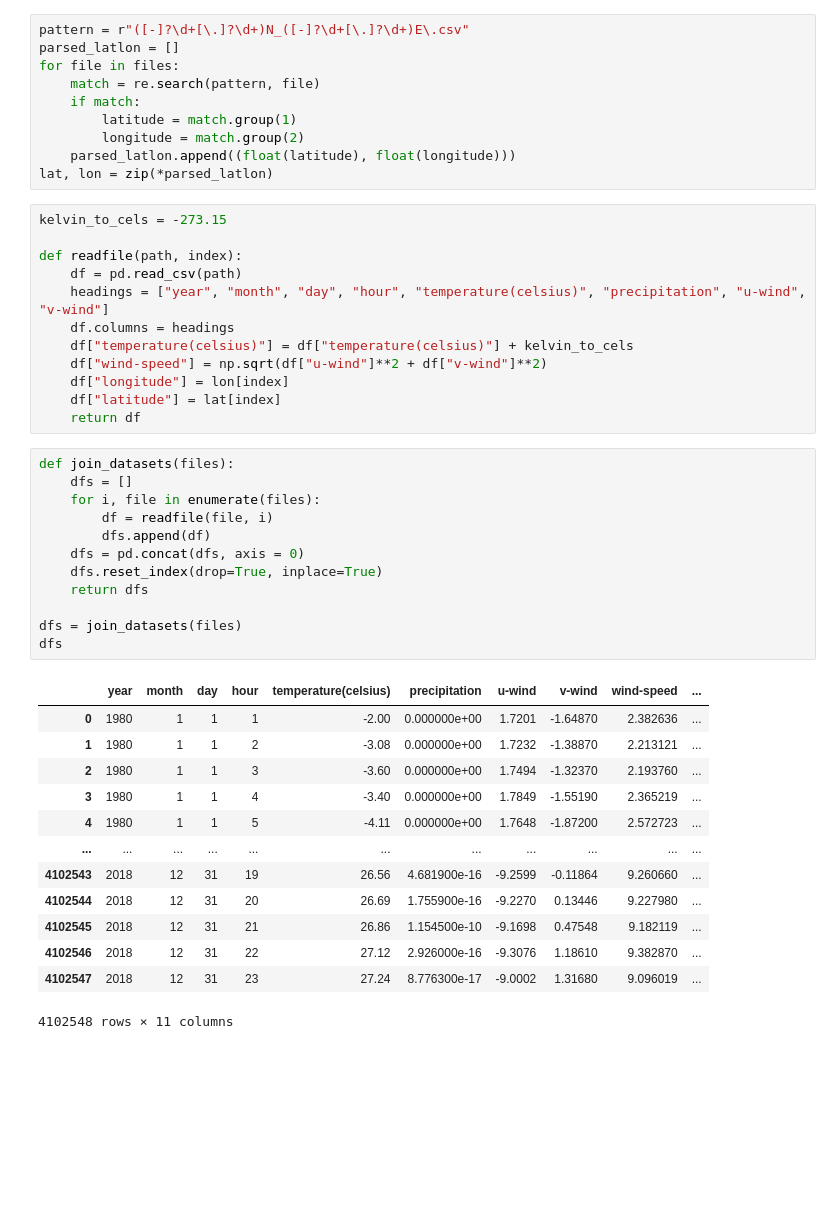
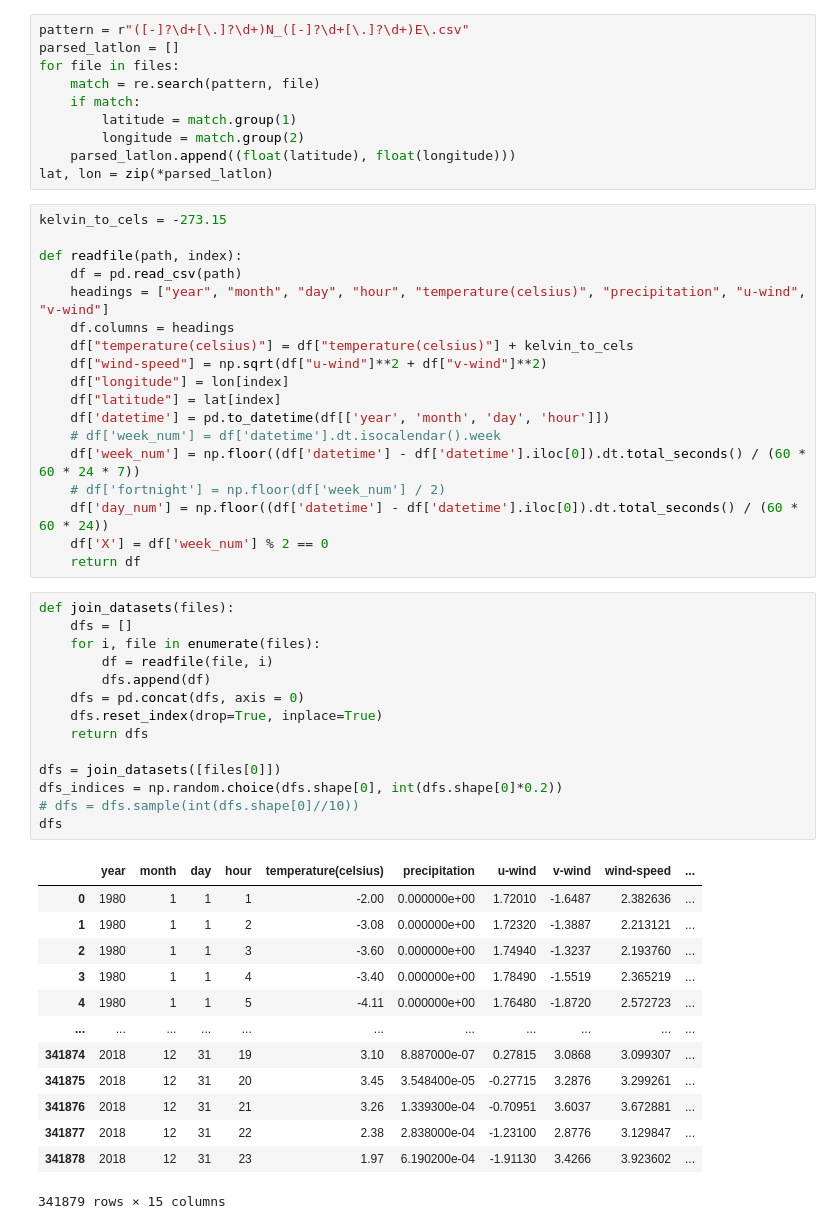
Before and after one commit to MahatmaDanG/ADSGroup16, a Jupyter notebook: ml/nn.ipynb, the cells around one changed output. Cells and saved outputs as stored; diff of their text form; blank space fills up the shorter version.

```diff
--- a/ml/nn.ipynb
+++ b/ml/nn.ipynb
@@ -30,30 +48,38 @@ def readfile(path, index):
     df["wind-speed"] = np.sqrt(df["u-wind"]**2 + df["v-wind"]**2)
     df["longitude"] = lon[index]
     df["latitude"] = lat[index]
+    df['datetime'] = pd.to_datetime(df[['year', 'month', 'day', 'hour']])
+    # df['week_num'] = df['datetime'].dt.isocalendar().week
+    df['week_num'] = np.floor((df['datetime'] - df['datetime'].iloc[0]).dt.total_seconds() / (60 * 60 * 24 * 7))
+    # df['fortnight'] = np.floor(df['week_num'] / 2)
+    df['day_num'] = np.floor((df['datetime'] - df['datetime'].iloc[0]).dt.total_seconds() / (60 * 60 * 24))
+    df['X'] = df['week_num'] % 2 == 0
     return df
 # %%
 def join_datasets(files):
     dfs = []
     for i, file in enumerate(files):
         df = readfile(file, i)
         dfs.append(df)
     dfs = pd.concat(dfs, axis = 0)
     dfs.reset_index(drop=True, inplace=True)
     return dfs
 
-dfs = join_datasets(files)
+dfs = join_datasets([files[0]])
+dfs_indices = np.random.choice(dfs.shape[0], int(dfs.shape[0]*0.2))
+# dfs = dfs.sample(int(dfs.shape[0]//10))
 dfs
 # %% [output]
 |  | year | month | day | hour | temperature(celsius) | precipitation | u-wind | v-wind | wind-speed | ... |
-| 0 | 1980 | 1 | 1 | 1 | -2.00 | 0.000000e+00 | 1.7201 | -1.64870 | 2.382636 | ... |
-| 1 | 1980 | 1 | 1 | 2 | -3.08 | 0.000000e+00 | 1.7232 | -1.38870 | 2.213121 | ... |
-| 2 | 1980 | 1 | 1 | 3 | -3.60 | 0.000000e+00 | 1.7494 | -1.32370 | 2.193760 | ... |
-| 3 | 1980 | 1 | 1 | 4 | -3.40 | 0.000000e+00 | 1.7849 | -1.55190 | 2.365219 | ... |
-| 4 | 1980 | 1 | 1 | 5 | -4.11 | 0.000000e+00 | 1.7648 | -1.87200 | 2.572723 | ... |
+| 0 | 1980 | 1 | 1 | 1 | -2.00 | 0.000000e+00 | 1.72010 | -1.6487 | 2.382636 | ... |
+| 1 | 1980 | 1 | 1 | 2 | -3.08 | 0.000000e+00 | 1.72320 | -1.3887 | 2.213121 | ... |
+| 2 | 1980 | 1 | 1 | 3 | -3.60 | 0.000000e+00 | 1.74940 | -1.3237 | 2.193760 | ... |
+| 3 | 1980 | 1 | 1 | 4 | -3.40 | 0.000000e+00 | 1.78490 | -1.5519 | 2.365219 | ... |
+| 4 | 1980 | 1 | 1 | 5 | -4.11 | 0.000000e+00 | 1.76480 | -1.8720 | 2.572723 | ... |
 | ... | ... | ... | ... | ... | ... | ... | ... | ... | ... | ... |
-| 4102543 | 2018 | 12 | 31 | 19 | 26.56 | 4.681900e-16 | -9.2599 | -0.11864 | 9.260660 | ... |
-| 4102544 | 2018 | 12 | 31 | 20 | 26.69 | 1.755900e-16 | -9.2270 | 0.13446 | 9.227980 | ... |
-| 4102545 | 2018 | 12 | 31 | 21 | 26.86 | 1.154500e-10 | -9.1698 | 0.47548 | 9.182119 | ... |
-| 4102546 | 2018 | 12 | 31 | 22 | 27.12 | 2.926000e-16 | -9.3076 | 1.18610 | 9.382870 | ... |
-| 4102547 | 2018 | 12 | 31 | 23 | 27.24 | 8.776300e-17 | -9.0002 | 1.31680 | 9.096019 | ... |
+| 341874 | 2018 | 12 | 31 | 19 | 3.10 | 8.887000e-07 | 0.27815 | 3.0868 | 3.099307 | ... |
+| 341875 | 2018 | 12 | 31 | 20 | 3.45 | 3.548400e-05 | -0.27715 | 3.2876 | 3.299261 | ... |
+| 341876 | 2018 | 12 | 31 | 21 | 3.26 | 1.339300e-04 | -0.70951 | 3.6037 | 3.672881 | ... |
+| 341877 | 2018 | 12 | 31 | 22 | 2.38 | 2.838000e-04 | -1.23100 | 2.8776 | 3.129847 | ... |
+| 341878 | 2018 | 12 | 31 | 23 | 1.97 | 6.190200e-04 | -1.91130 | 3.4266 | 3.923602 | ... |
-4102548 rows × 11 columns
+341879 rows × 15 columns
```
Also changed, not shown: parts of 31 cells of this notebook, 8 other files.
